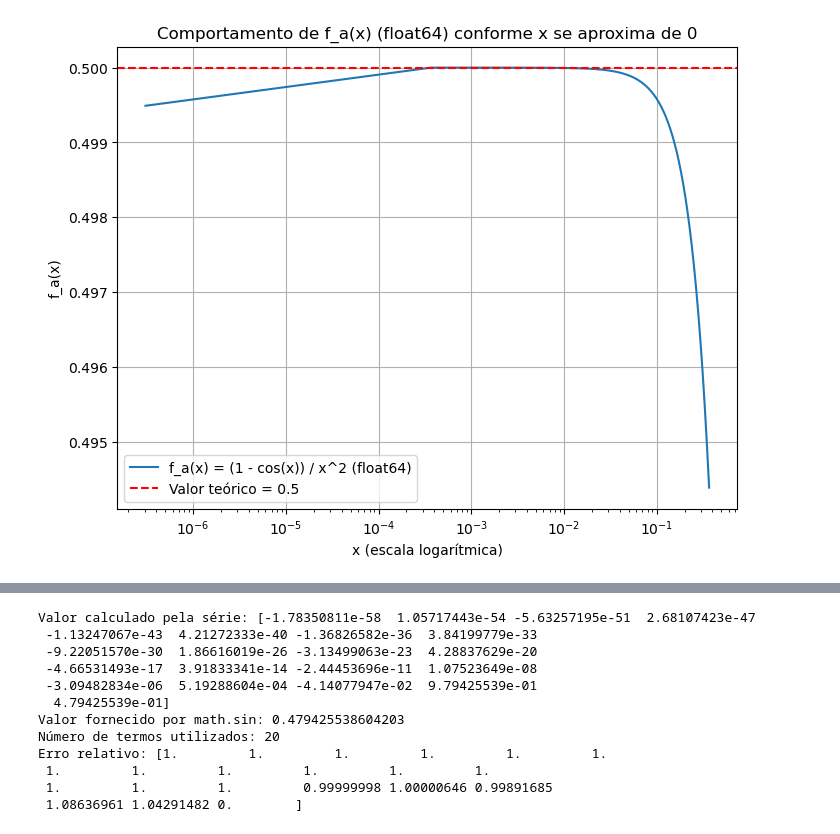
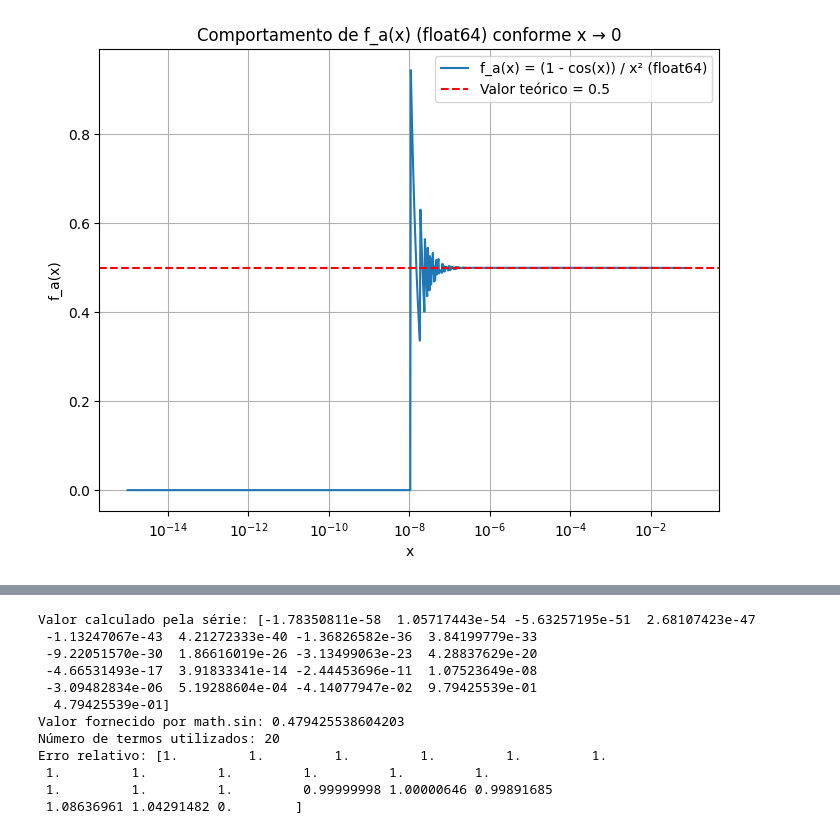
Before and after one commit to gabireisch/av6, a Jupyter notebook: av6.ipynb, the cells around one changed output, grey strips where cells are left out. Saved outputs shown, nothing was run; the diff lists cells and outputs as text; code cells hidden in the pictures.

```diff
--- a/av6.ipynb
+++ b/av6.ipynb
@@ -52,62 +94,97 @@ plt.show()
 # %%
-# Definição do intervalo de x
-x = np.linspace(np.e**(-1), np.e**(-15), 1000, dtype=np.float32)
+# Cálculo com float32
+x_32 = np.logspace(-1, -15, 1000, dtype=np.float32)
+fx_a_32 = (1 - np.cos(x_32)) / x_32**2
+fx_b_32 = (2 * np.sin(x_32 / 2)**2) / x_32**2
 
-# Cálculo com np.float32
-fx_a_32 = (1 - np.cos(x)) / x**2
-fx_b_32 = (2 * np.sin(x / 2)**2) / x**2
-fx_teorico = 0.5
-
-# Gráfico para f_a(x) com np.float32
+# Gráfico: f_a(x) com float32
 plt.figure(figsize=(8, 6))
-plt.plot(x, fx_a_32, label='f_a(x) = (1 - cos(x)) / x^2 (float32)')
+plt.plot(x_32, fx_a_32, label='f_a(x) = (1 - cos(x)) / x² (float32)')
 plt.axhline(fx_teorico, color='red', linestyle='--', label='Valor teórico = 0.5')
 plt.xscale('log')
-plt.xlabel('x (escala logarítmica)')
+plt.xlabel('x')
 plt.ylabel('f_a(x)')
-plt.title('Comportamento de f_a(x) (float32) conforme x se aproxima de 0')
+plt.title('Comportamento de f_a(x) (float32) conforme x → 0')
 plt.legend()
 plt.grid(True)
 plt.show()
 
-# Gráfico para f_b(x) com np.float32
+# Gráfico: f_b(x) com float32
 plt.figure(figsize=(8, 6))
-plt.plot(x, fx_b_32, label='f_b(x) = (2 sin(x/2)^2) / x^2 (float32)')
+plt.plot(x_32, fx_b_32, label='f_b(x) = (2 sin²(x/2)) / x² (float32)')
 plt.axhline(fx_teorico, color='red', linestyle='--', label='Valor teórico = 0.5')
 plt.xscale('log')
-plt.xlabel('x (escala logarítmica)')
+plt.xlabel('x')
 plt.ylabel('f_b(x)')
-plt.title('Comportamento de f_b(x) (float32) conforme x se aproxima de 0')
+plt.title('Comportamento de f_b(x) (float32) conforme x → 0')
 plt.legend()
 plt.grid(True)
 plt.show()
 
-# Cálculo com np.float64
-x = np.linspace(np.e**(-1), np.e**(-15), 1000, dtype=np.float64)
-fx_a_64 = (1 - np.cos(x)) / x**2
-fx_b_64 = (2 * np.sin(x / 2)**2) / x**2
 
-# Gráfico para f_a(x) com np.float64
+# Cálculo com float64
+x_64 = np.logspace(-1, -15, 1000, dtype=np.float64)
+fx_a_64 = (1 - np.cos(x_64)) / x_64**2
+fx_b_64 = (2 * np.sin(x_64 / 2)**2) / x_64**2
+
+# Gráfico: f_a(x) com float64
 plt.figure(figsize=(8, 6))
-plt.plot(x, fx_a_64, label='f_a(x) = (1 - cos(x)) / x^2 (float64)')
+plt.plot(x_64, fx_a_64, label='f_a(x) = (1 - cos(x)) / x² (float64)')
 plt.axhline(fx_teorico, color='red', linestyle='--', label='Valor teórico = 0.5')
 plt.xscale('log')
-plt.xlabel('x (escala logarítmica)')
+plt.xlabel('x')
 plt.ylabel('f_a(x)')
-plt.title('Comportamento de f_a(x) (float64) conforme x se aproxima de 0')
+plt.title('Comportamento de f_a(x) (float64) conforme x → 0')
 plt.legend()
 plt.grid(True)
 plt.show()
 
-# Gráfico para f_b(x) com np.float64
+# Gráfico: f_b(x) com float64
 plt.figure(figsize=(8, 6))
-plt.plot(x, fx_b_64, label='f_b(x) = (2 sin(x/2)^2) / x^2 (float64)')
+plt.plot(x_64, fx_b_64, label='f_b(x) = (2 sin²(x/2)) / x² (float64)')
 plt.axhline(fx_teorico, color='red', linestyle='--', label='Valor teórico = 0.5')
 plt.xscale('log')
-plt.xlabel('x (escala logarítmica)')
+plt.xlabel('x')
 plt.ylabel('f_b(x)')
-plt.title('Comportamento de f_b(x) (float64) conforme x se aproxima de 0')
+plt.title('Comportamento de f_b(x) (float64) conforme x → 0')
 plt.legend()
 plt.grid(True)
 plt.show()
+
+
+# Erro relativo
+
+def erro_relativo(f_aproximado, f_exato):
+    return np.abs((f_aproximado - f_exato) / f_exato)
+
+erro_a_32 = erro_relativo(fx_a_32, fx_teorico)
+erro_b_32 = erro_relativo(fx_b_32, fx_teorico)
+erro_a_64 = erro_relativo(fx_a_64, fx_teorico)
+erro_b_64 = erro_relativo(fx_b_64, fx_teorico)
+
+# Gráfico: erro relativo float32
+plt.figure(figsize=(10, 6))
+plt.plot(x_32, erro_a_32, label='Erro relativo f_a(x) - float32')
+plt.plot(x_32, erro_b_32, label='Erro relativo f_b(x) - float32')
+plt.xscale('log')
+plt.yscale('log')
+plt.xlabel('x')
+plt.ylabel('Erro relativo')
+plt.title('Erro relativo - Precisão float32')
+plt.legend()
+plt.grid(True)
+plt.show()
+
+# Gráfico: erro relativo float64
+plt.figure(figsize=(10, 6))
+plt.plot(x_64, erro_a_64, label='Erro relativo f_a(x) - float64')
+plt.plot(x_64, erro_b_64, label='Erro relativo f_b(x) - float64')
+plt.xscale('log')
+plt.yscale('log')
+plt.xlabel('x')
+plt.ylabel('Erro relativo')
+plt.title('Erro relativo - Precisão float64')
+plt.legend()
+plt.grid(True)
+plt.show()
 # %% [output]
@@ -116 +193 @@ plt.show()
-[figure, old version]
+[figure, new version]
```
Also changed, not shown: parts of 35 cells of this notebook, 3 other files.
